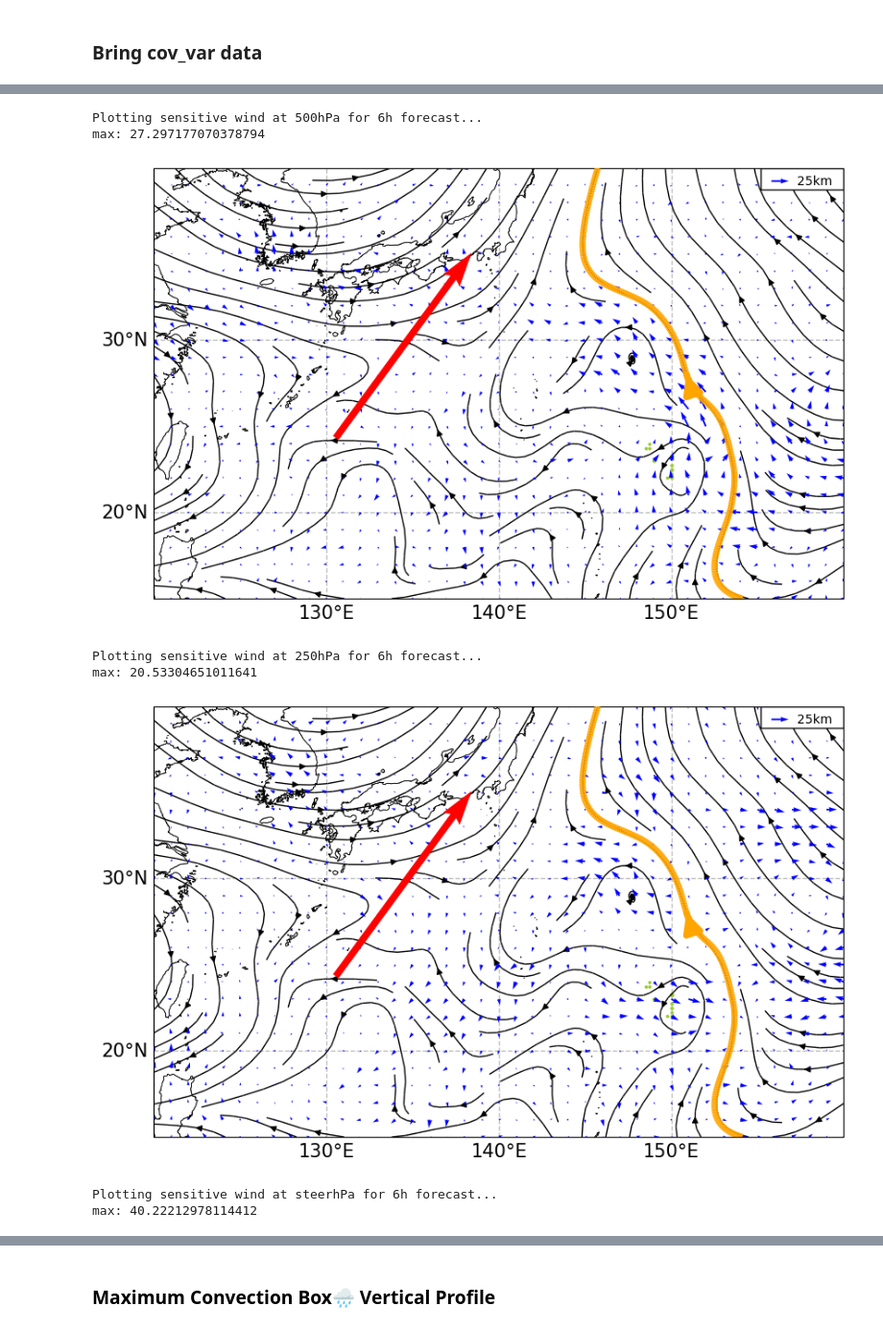
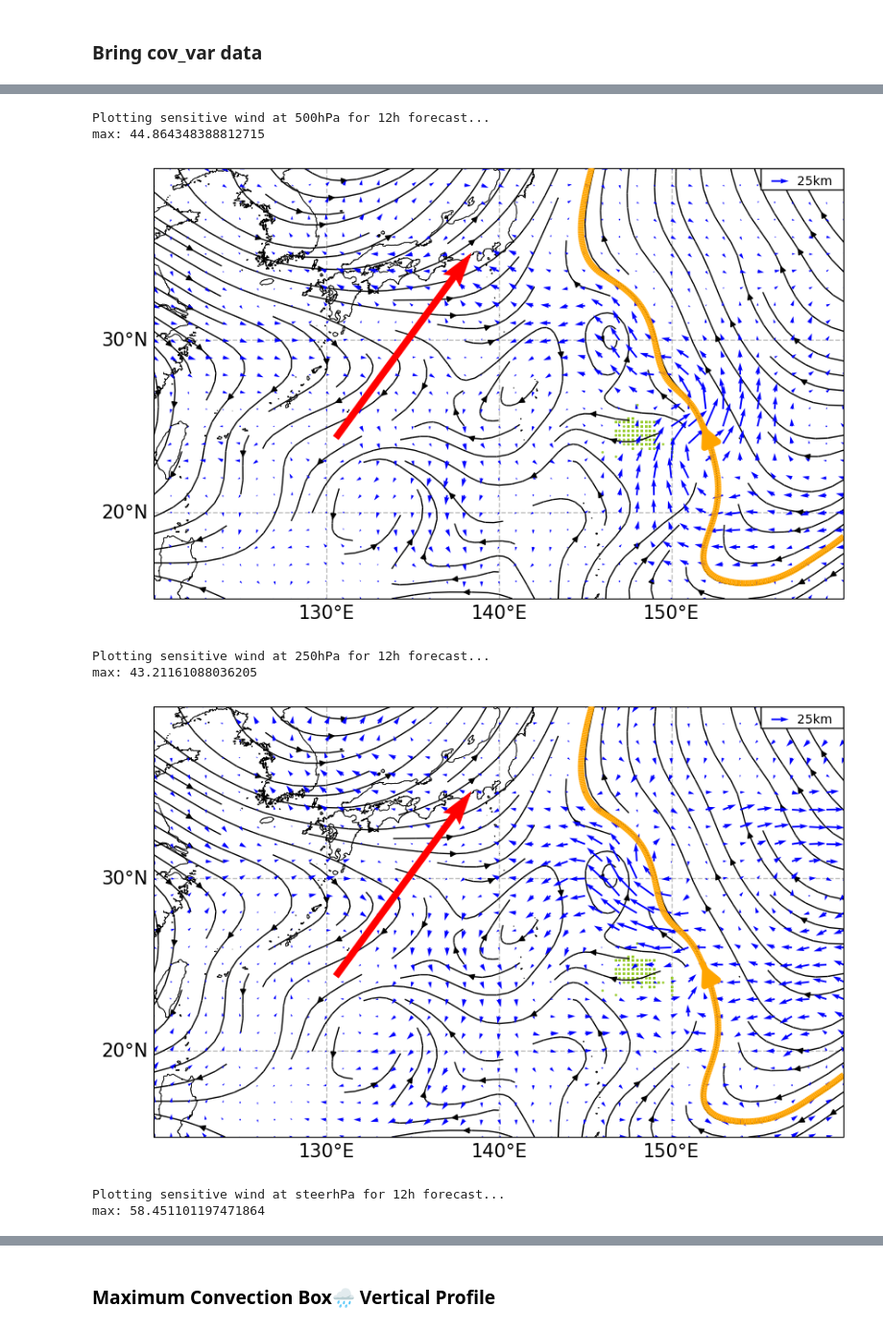
Before and after one commit to jjoo0727/Convective-Systems-Tropical-Dynamics-Laboratory, a Jupyter notebook: sensitivity/sensitivity_all_variances.ipynb, the cells around one changed output, grey strips where cells are left out. Shown at 96% size. Cells and saved outputs as stored; diff of their text form; code cells hidden in the pictures.

```diff
--- a/sensitivity/sensitivity_all_variances.ipynb
+++ b/sensitivity/sensitivity_all_variances.ipynb
@@ -79,0 +91,8 @@ pwp = LinearSegmentedColormap.from_list("custom_cmap", colors, N=256)
+# %%
+res = (4, 4)
+shape = (8, 8)
+
+delta = (res[0] / shape[0], res[1] / shape[1])
+d = (shape[0] // res[0], shape[1] // res[1])
+grid = np.mgrid[0:res[0]:delta[0],0:res[1]:delta[1]].transpose(1, 2, 0) % 1
+print(grid)
@@ -384,10 +476,10 @@ for speed in storm_speed:
     category = classify_tropical_cyclone(speed)
     storm_cat.append(category)
 # %%
-for predict_interval in range(168, 169, 12):
+# for predict_interval in range(168, 169, 12):
 # storm_lon, storm_lat, storm_mslp, storm_time = storm_info(pangu_dir, storm_name, storm_year, datetime_list = None, wind_thres=0)   #태풍 영문명, 년도 입력
 # storm_lon, storm_lat, storm_mslp, storm_time = storm_info(pangu_dir, storm_name, storm_year, datetime_list = datetime_list, wind_thres=0)   #태풍 영문명, 년도 입력
-# for predict_interval in range(24, 25, 12):
+for predict_interval in range(12, 13, 12):
     datetime1 = key_time + timedelta(hours=int(predict_interval))
 
 
@@ -436,7 +528,8 @@ for predict_interval in range(168, 169, 12):
                 continue
             # ax.plot(lons, lats, color='red', linestyle='-', marker='', transform=ax.projection, zorder=5, linewidth=4)
             # ax.scatter(lons[-1], lats[-1], color='red', s=400, transform=ax.projection, zorder=5, marker = tcmarkers.HU)
-            lc = colorline(ax, lons, lats, z=z, cmap=plt.get_cmap('jet_r'), norm=mcolors.Normalize(vmin=24, vmax=168), linewidth=2, alpha=1, transform=ax.projection, zorder=5)
+            # lc = colorline(ax, lons, lats, z=z, cmap=plt.get_cmap('jet_r'), norm=mcolors.Normalize(vmin=24, vmax=168), linewidth=2, alpha=1, transform=ax.projection, zorder=5)
+            lc = colorline(ax, lons, lats, z=z, cmap=plt.get_cmap('jet_r'), norm=mcolors.Normalize(vmin=0, vmax=12), linewidth=2, alpha=0.1, transform=ax.projection, zorder=5)
 
         # # --- 오버레이 텍스트 생성 ---
         # text_str = f"{datetime1.strftime('%m/%d %HZ')} (+{predict_interval}h)"
@@ -451,7 +544,7 @@ for predict_interval in range(168, 169, 12):
         #     bbox=dict(facecolor='white', edgecolor='black', boxstyle='round,pad=0.4', alpha=0.85),
         #     zorder=99,
         # )
-        fig.savefig(f'/home1/jek/Pangu-Weather/plot/{storm_name}_Ensemble_track_{predict_interval}h_lc.png',bbox_inches='tight')
+        # fig.savefig(f'/home1/jek/Pangu-Weather/plot/{storm_name}_Ensemble_track_{predict_interval}h_lc.png',bbox_inches='tight')
         # plt.close(fig)
         plt.show()
 # %% [output]
@@ -574,0 +872,18 @@ pca_tar.components_[0, 0], pca_tar.components_[0, 1], axis_vec_dict[12][0], axis
+# %%
+target_time = datetime(2022,8,31,0)           #위치 projection을 구하고자 하는 시간
+key_time = datetime(2022,8,27,0)
+for predict_interval in range(0, 97, 6):
+    datetime1 = key_time + timedelta(hours=int(predict_interval))
+
+    ens_idx_list = []
+
+    for ens in ens_list:
+        if (target_time in ssv_dict[key_time][ens]) & (datetime1 in ssv_dict[key_time][ens]):
+            ens_idx_list.append(ens)
+
+
+    # 데이터를 추출합니다
+    mid_pos = [(ssv_dict[key_time][ens][datetime1]['lon'], ssv_dict[key_time][ens][datetime1]['lat']) for ens in ens_idx_list]
+    tar_pos = [(ssv_dict[key_time][ens][target_time]['lon'], ssv_dict[key_time][ens][target_time]['lat']) for ens in ens_idx_list]
+    print(f'{predict_interval}h')
+    print(f'Number of ensemble members: {len(ens_idx_list)}')
@@ -1014,7 +1347,7 @@ else:
 window = 13
 
 # for predict_interval in cov_var_dict:
-for predict_interval in [6]:
+for predict_interval in [12]:
     datetime1 = key_time + timedelta(hours=int(predict_interval))
 
     wind_speed = np.sqrt(mean_flow_500hPa[predict_interval]['u']**2+mean_flow_500hPa[predict_interval]['v']**2)
@@ -1059,7 +1392,7 @@ for predict_interval in [6]:
             # ax.quiver(pca_tar.mean_[0]+pca_tar.components_[0, 0]*6, pca_tar.mean_[1]+pca_tar.components_[0, 1]*6, -pca_tar.components_[0, 0], -pca_tar.components_[0, 1] , scale=3, color='r', width=0.01, label='Principal Axis', zorder = 30)
             ax.quiver(pca_tar.mean_[0]-pca_tar.components_[0, 0]*6, pca_tar.mean_[1]-pca_tar.components_[0, 1]*6, pca_tar.components_[0, 0], pca_tar.components_[0, 1] , scale=3, color='r', width=0.01, label='Principal Axis', zorder = 30)
             # ax.quiver(pca_tar.mean_[0], pca_tar.mean_[1], -pca_tar.components_[0, 0], -pca_tar.components_[0, 1] , scale=20, color='r', width=0.005, label='Principal Axis', zorder = 2)
-            plt.scatter(mid_pos[:, 0], mid_pos[:, 1], c='yellowgreen', s=3, transform=proj)
+            plt.scatter(mid_pos[:, 0], mid_pos[:, 1], c='yellowgreen', s=1, transform=proj)
             map_background(ax, proj=proj)
 
 
@@ -1171,7 +1504,7 @@ for predict_interval in [6]:
         uv_quiver_key = ax.quiverkey(uv_quiver, 0.92, 0.97, quiver_scale, f'{quiver_scale}km', labelpos='E', coordinates='axes', color = 'blue', zorder = 10)
         ax.quiver(pca_tar.mean_[0]-pca_tar.components_[0, 0]*6, pca_tar.mean_[1]-pca_tar.components_[0, 1]*6, pca_tar.components_[0, 0], pca_tar.components_[0, 1] , scale=3, color='r', width=0.01, label='Principal Axis', zorder = 30)
         # ax.quiver(pca_tar.mean_[0], pca_tar.mean_[1], -pca_tar.components_[0, 0], -pca_tar.components_[0, 1] , scale=20, color='r', width=0.005, label='Principal Axis', zorder = 2)
-        plt.scatter(mid_pos[:, 0], mid_pos[:, 1], c='yellowgreen', s=3, transform=proj)
+        plt.scatter(mid_pos[:, 0], mid_pos[:, 1], c='yellowgreen', s=1, transform=proj)
         map_background(ax, proj=proj)
         rect = patches.Rectangle((0.88, 0.95), 0.12, 0.05, linewidth=1, edgecolor='black', facecolor='white', transform=ax.transAxes, zorder = 2)
         ax.add_patch(rect)
@@ -1188,8 +1521,8 @@ max: 34.311338745929085
-Plotting sensitive wind at 500hPa for 6h forecast...
-max: 27.297177070378794
+Plotting sensitive wind at 500hPa for 12h forecast...
+max: 44.864348388812715
-[figure, old version]
+[figure, new version]
-Plotting sensitive wind at 250hPa for 6h forecast...
-max: 20.53304651011641
+Plotting sensitive wind at 250hPa for 12h forecast...
+max: 43.21161088036205
-[figure, old version]
+[figure, new version]
-Plotting sensitive wind at steerhPa for 6h forecast...
-max: 40.22212978114412
+Plotting sensitive wind at steerhPa for 12h forecast...
+max: 58.451101197471864
```
Also changed, not shown: parts of 15 cells of this notebook, 6 other files.
